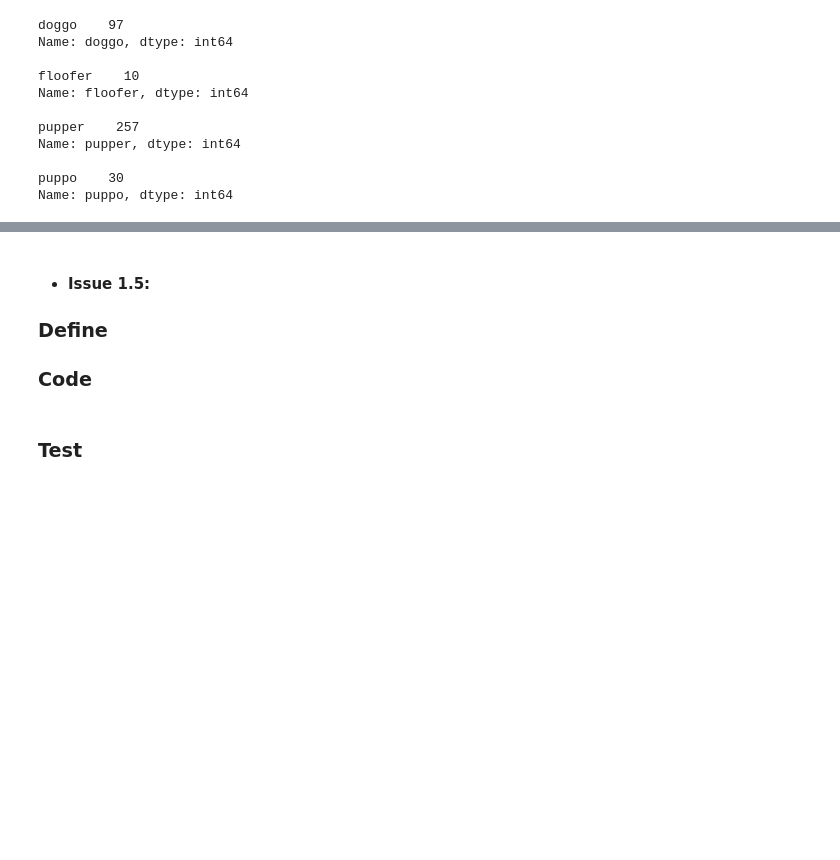
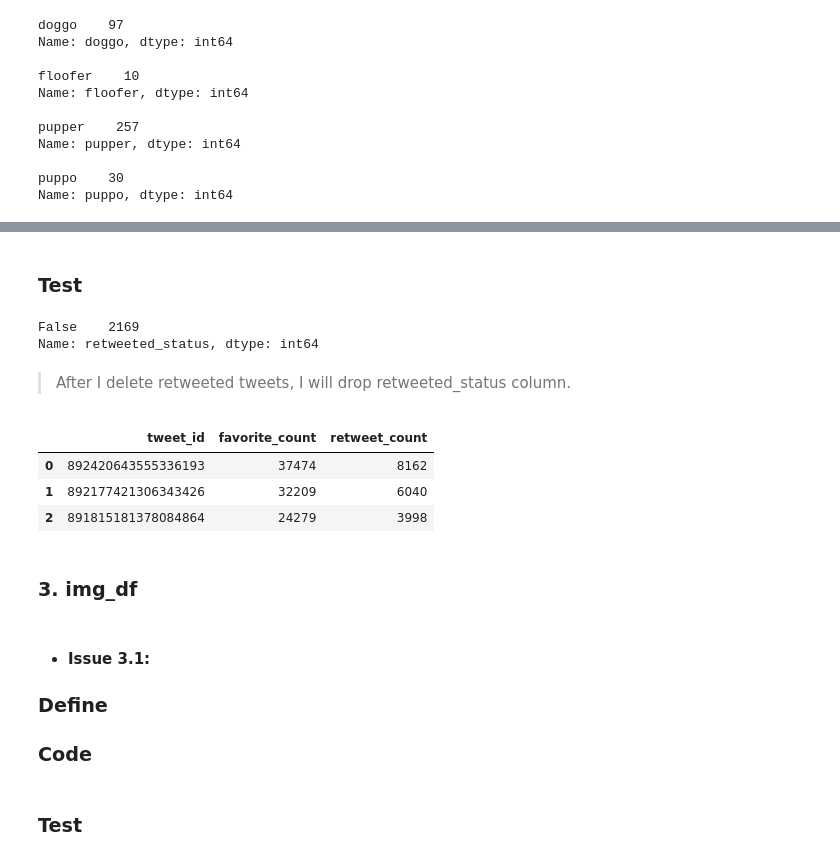
Before and after one commit to Alyahya-A/wrangle-and-analyze-data, a Jupyter notebook: wrangle_act.ipynb, the cells around one changed output, grey strips where cells are left out. Cells and saved outputs as stored; diff of their text form; code cells hidden in the pictures; blank space fills up the shorter version.

```diff
--- a/wrangle_act.ipynb
+++ b/wrangle_act.ipynb
@@ -714,5 +744,26 @@ Name: puppo, dtype: int64
+# %%
+tweets_clean_df = tweets_clean_df.drop(tweets_clean_df[tweets_clean_df.retweeted_status == True].index)
+# %% [markdown]
+### Test
+# %%
+tweets_clean_df.retweeted_status.value_counts()
+# %% [output]
+False    2169
+Name: retweeted_status, dtype: int64
+# %% [markdown]
+> After I delete retweeted tweets, I will drop retweeted_status column.
+# %%
+tweets_clean_df.drop(['retweeted_status'], axis=1, inplace=True)
+tweets_clean_df.head(3)
+# %% [output]
+|  | tweet_id | favorite_count | retweet_count |
+| 0 | 892420643555336193 | 37474 | 8162 |
+| 1 | 892177421306343426 | 32209 | 6040 |
+| 2 | 891815181378084864 | 24279 | 3998 |
+# %% [markdown]
+### 3. img_df
 # %% [markdown]
-* #### Issue 1.5:
+* #### Issue 3.1:
 
 ### Define
 
```
Also changed, not shown: parts of 12 cells of this notebook.
